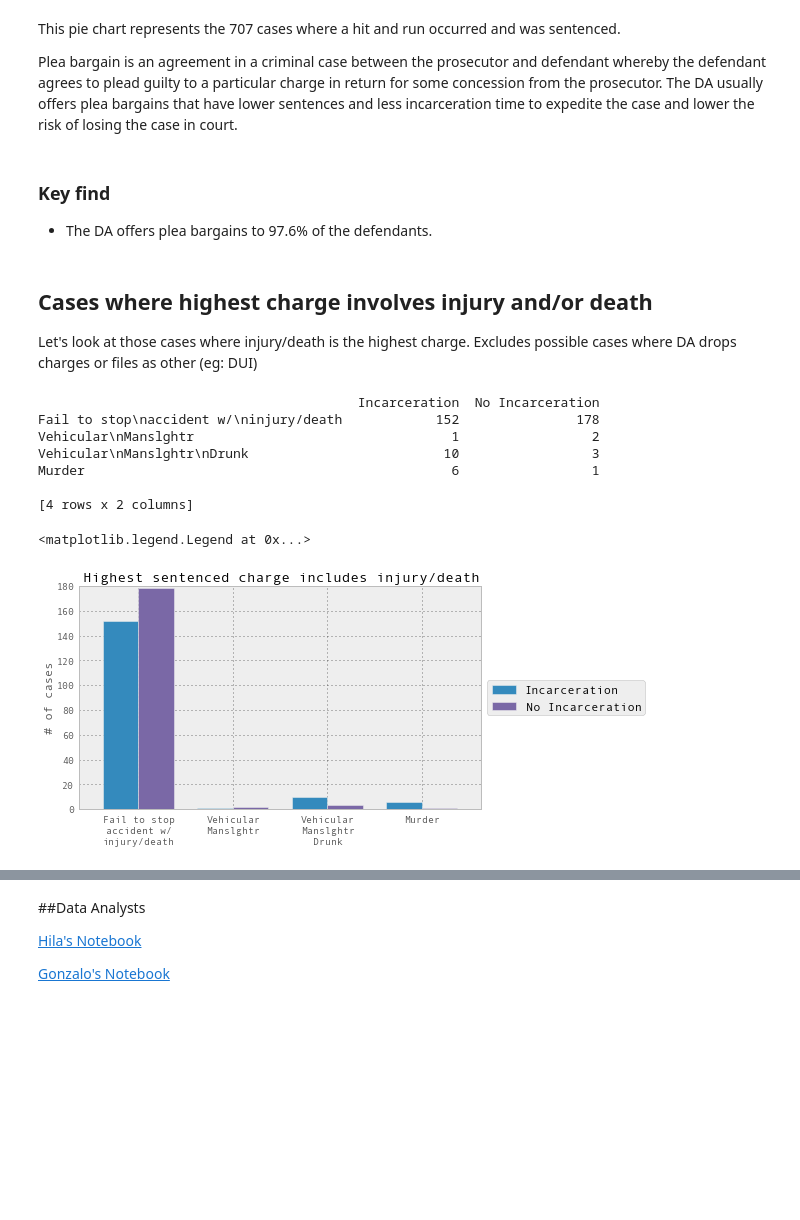
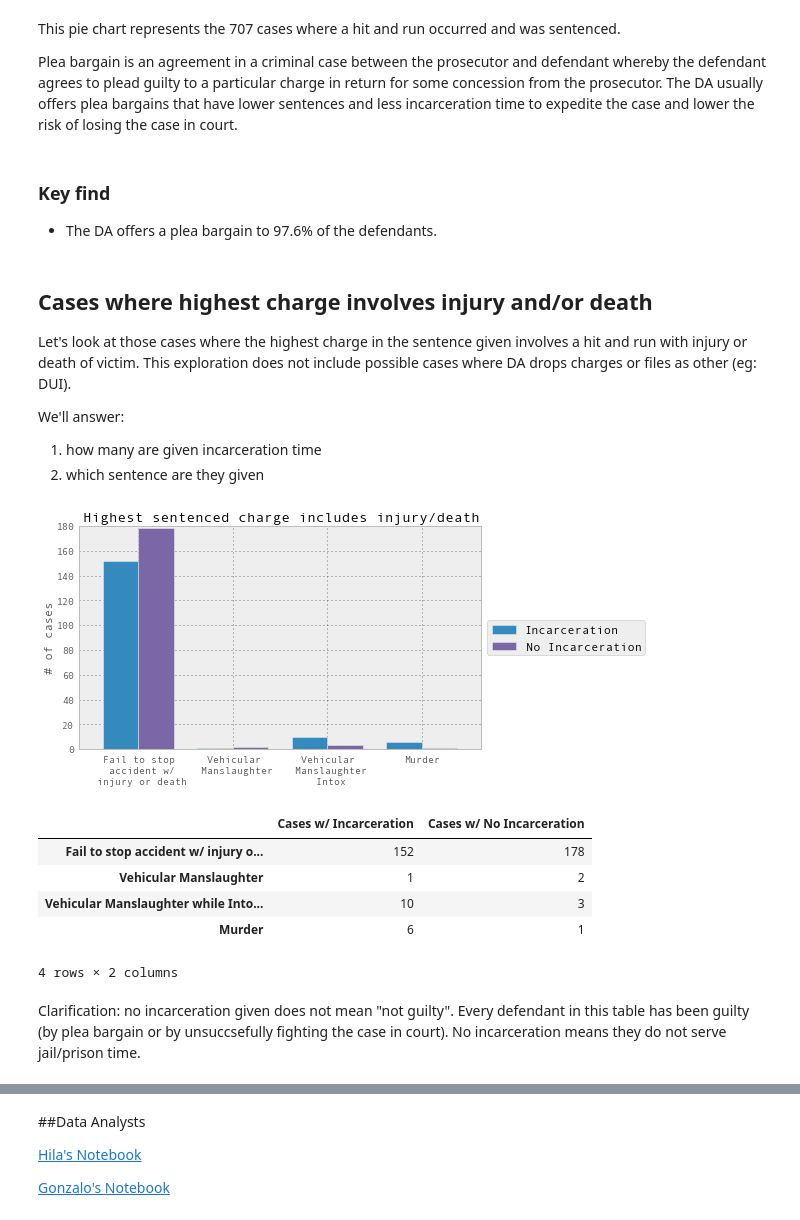
Before and after one commit to SDRDLAnalysts/pdp-data-projects, a Jupyter notebook: voiceofsandiego.org/hit-and-run-felonies/hit-and-run.ipynb, the cells around one changed output, grey strips where cells are left out. Cells and saved outputs as stored; diff of their text form; code cells hidden in the pictures; blank space fills up the shorter version.

```diff
--- a/voiceofsandiego.org/hit-and-run-felonies/hit-and-run.ipynb
+++ b/voiceofsandiego.org/hit-and-run-felonies/hit-and-run.ipynb
@@ -40,40 +40,55 @@ This pie chart represents the 707 cases where a hit and run occurred and was sen
 Plea bargain is an agreement in a criminal case between the prosecutor and defendant whereby the defendant agrees to plead guilty to a particular charge in return for some concession from the prosecutor. The DA usually offers plea bargains that have lower sentences and less incarceration time to expedite the case and lower the risk of losing the case in court.
 # %% [markdown]
 ### Key find
-- The DA offers plea bargains to 97.6% of the defendants.
+- The DA offers a plea bargain to 97.6% of the defendants.
 # %% [markdown]
 ## Cases where highest charge involves injury and/or death
-Let's look at those cases where injury/death is the highest charge. Excludes possible cases where DA drops charges or files as other (eg: DUI)
+Let's look at those cases where the highest charge in the sentence given involves a hit and run with injury or death of victim. This exploration does not include possible cases where DA drops charges or files as other (eg: DUI).
+
+We'll answer:
+1. how many are given incarceration time
+2. which sentence are they given
 # %%
-index3 = ("Fail to stop\naccident w/\ninjury/death",
-         "Vehicular\nManslghtr",
-         "Vehicular\nManslghtr\nDrunk",
+index3 = ("Fail to stop \n accident w/ \n injury or death",
+         "Vehicular \n Manslaughter",
+         "Vehicular \n Manslaughter \n Intox",
          "Murder")
 df3 = pd.DataFrame({
 'Incarceration': pd.Series(( 152,1 ,10,6), index3),
 'No Incarceration': pd.Series((178,2,3,1), index3)
 })
-print df3.head()
 
 ax3=df3.plot(kind='bar', legend=True, title= "Highest sentenced charge includes injury/death")
 ax3.set_ylabel('# of cases')
 ax3.set_xticklabels(df3.index, rotation='horizontal')
 
 # Shrink current axis by %
 box = ax3.get_position()
 ax3.set_position([box.x0, box.y0, box.width * 1.2, box.height])
 
 # Put a legend to the right of the current axis
 ax3.legend(loc='center left', bbox_to_anchor=(1, 0.5))
+
+index4 = ("Fail to stop accident w/ injury or death",
+         "Vehicular  Manslaughter",
+         "Vehicular  Manslaughter while Intoxicated",
+         "Murder")
+table1 = pd.DataFrame({
+'Cases w/ Incarceration': pd.Series(( 152,1 ,10,6), index4),
+'Cases w/ No Incarceration': pd.Series((178,2,3,1), index4)
+})
 # %% [output]
-                                         Incarceration  No Incarceration
-Fail to stop\naccident w/\ninjury/death            152               178
-Vehicular\nManslghtr                                 1                 2
-Vehicular\nManslghtr\nDrunk                         10                 3
-Murder                                               6                 1
-
-[4 rows x 2 columns]
-<matplotlib.legend.Legend at 0x...>
-[figure, old version]
+[figure, new version]
+# %%
+table1
+# %% [output]
+|  | Cases w/ Incarceration | Cases w/ No Incarceration |
+| Fail to stop accident w/ injury o... | 152 | 178 |
+| Vehicular Manslaughter | 1 | 2 |
+| Vehicular Manslaughter while Into... | 10 | 3 |
+| Murder | 6 | 1 |
+4 rows × 2 columns
+# %% [markdown]
+Clarification: no incarceration given does not mean "not guilty". Every defendant in this table has been guilty (by plea bargain or by unsuccsefully fighting the case in court). No incarceration means they do not serve jail/prison time.
 # %% [markdown]
 ### Key Find
```
Also changed, not shown: parts of 8 cells of this notebook.
